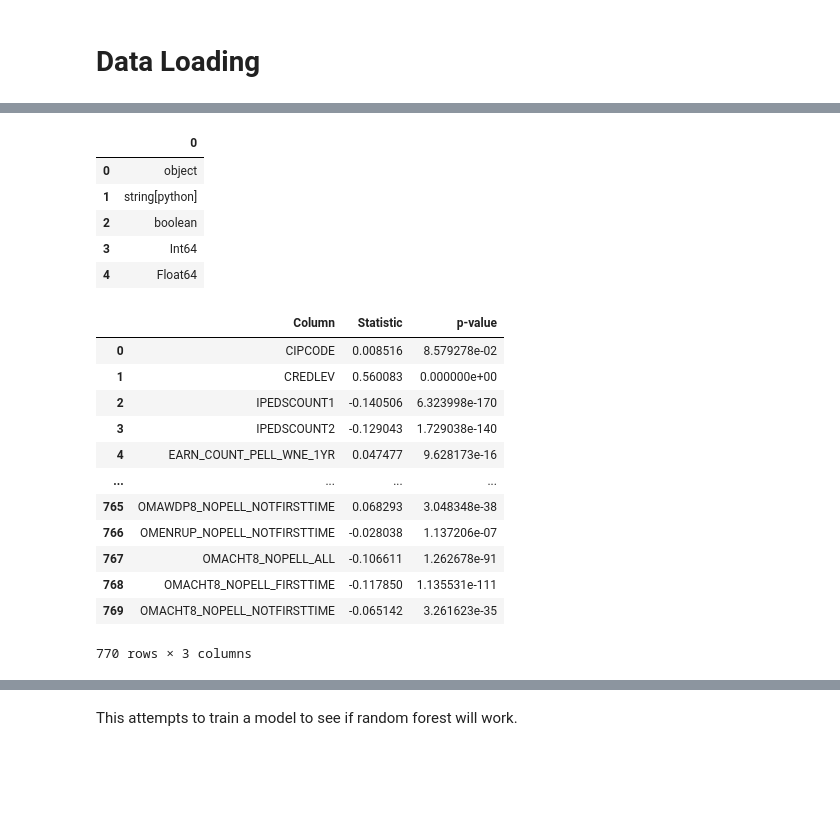
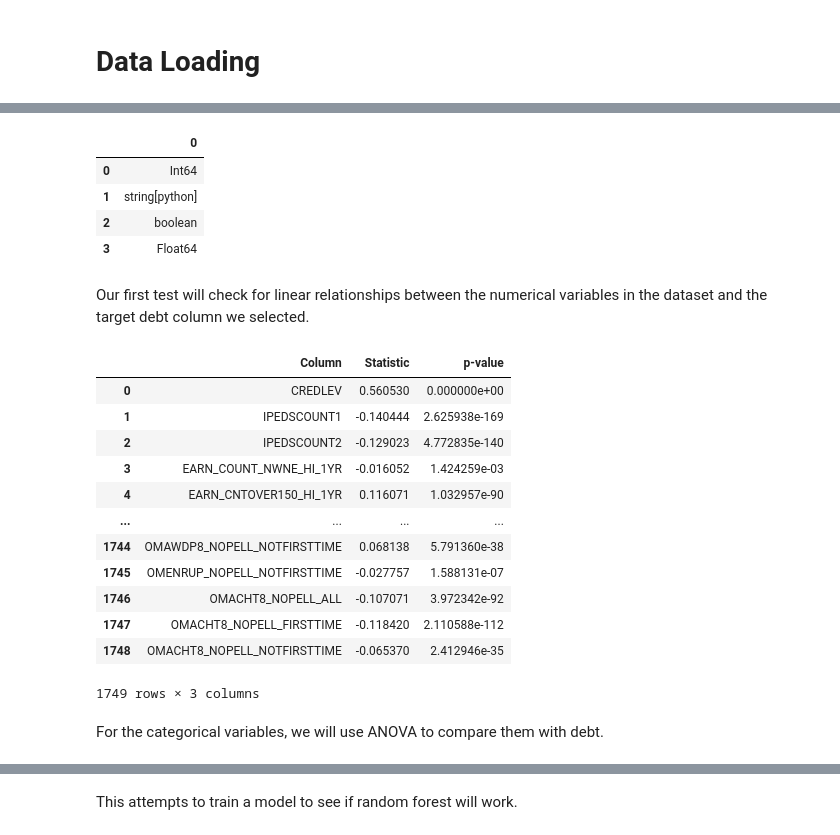
Before and after one commit to pmarshall7516/college-scorecard-analysis, a Jupyter notebook: main.ipynb, the cells around one changed output, grey strips where cells are left out. Saved outputs shown, nothing was run; the diff lists cells and outputs as text; code cells hidden in the pictures; blank space fills up the shorter version.

```diff
--- a/main.ipynb
+++ b/main.ipynb
@@ -75,9 +81,9 @@ college_scorecard_field_of_study.head(10)
 joined_college_scorecard = (
     college_scorecard_field_of_study.join(other=college_scorecard_institution, on="UNITID",
                                           how="left", lsuffix="_field_of_study",
-                                          rsuffix="_institution", validate="many_to_one").astype(
-        {"UNITID": "object", "OPEID6_field_of_study": "object", "OPEID6_institution": "object",
-         "OPEID": "object"}))
+                                          rsuffix="_institution", validate="many_to_one"))
+del college_scorecard_field_of_study
+del college_scorecard_institution
 joined_college_scorecard
 # %% [output]
 |  | UNITID | OPEID6_field_of_study | INSTNM_field_of_study | CONTROL_field_of_study | MAIN_field_of_study | ... |
@@ -191,0 +128,7 @@ Format: DEBT_[Disaggregation]_[Loan Type]_[Method]_[Metric]
+# %%
+if "msoe_data" not in globals():
+    msoe_data = joined_college_scorecard[
+        joined_college_scorecard["INSTNM_field_of_study"] == "Milwaukee School of Engineering"]
+joined_college_scorecard.drop(index=joined_college_scorecard[
+    joined_college_scorecard["INSTNM_field_of_study"] == "Milwaukee School of Engineering"].index, inplace=True)
+msoe_data
@@ -191,0 +156,12 @@ Format: DEBT_[Disaggregation]_[Loan Type]_[Method]_[Metric]
+# %%
+if "marquette_data" not in globals():
+    marquette_data = joined_college_scorecard[
+        joined_college_scorecard["INSTNM_field_of_study"] == "Marquette University"]
+joined_college_scorecard.drop(index=joined_college_scorecard[
+    joined_college_scorecard["INSTNM_field_of_study"] == "Marquette University"].index, inplace=True)
+# %%
+if "uwm_data" not in globals():
+    uwm_data = joined_college_scorecard[
+        joined_college_scorecard["INSTNM_field_of_study"] == "University of Wisconsin-Milwaukee"]
+joined_college_scorecard.drop(index=joined_college_scorecard[
+    joined_college_scorecard["INSTNM_field_of_study"] == "University of Wisconsin-Milwaukee"].index, inplace=True)
@@ -214,42 +210,46 @@ Search for potential linear relationships
 pd.DataFrame(joined_college_scorecard.dtypes.unique())
 # %% [output]
 |  | 0 |
-| 0 | object |
+| 0 | Int64 |
 | 1 | string[python] |
 | 2 | boolean |
-| 3 | Int64 |
-| 4 | Float64 |
+| 3 | Float64 |
+# %% [markdown]
+Our first test will check for linear relationships between the numerical variables in the dataset and the target debt column we selected.
 # %%
-numeric_variables = list(filter(lambda col: not "DEBT" in col,
+numeric_variables = list(filter(lambda col: not "DEBT" in col and not "BRR" in col and not "CDR" in col and not "LP" in col and not "OPEID" in col and not "UNITID" in col and not "LOAN" in col,
                                 joined_college_scorecard.select_dtypes(
                                     include=("Int64", "Float64")).columns))
 
 dat = {}
 
 for column in numeric_variables:
     nonna_subset = joined_college_scorecard[[column, "DEBT_ALL_STGP_ANY_MDN"]].dropna()
-    if len(nonna_subset >= 2):
+    if len(nonna_subset >= 2) and nonna_subset[column].nunique() > 1:
         res = stats.pearsonr(nonna_subset["DEBT_ALL_STGP_ANY_MDN"], nonna_subset[column])
-        dat[column] = {"R": res[0], "p-value": res[1]}
+        if res[1] < 0.05:
+            dat[column] = {"R": res[0], "p-value": res[1]}
 
 df = pd.DataFrame.from_dict(dat, orient='index')
 df.reset_index(inplace=True)
 df.rename(columns={'index': 'Column', 'R': 'Statistic'}, inplace=True)
 df
 # %% [output]
 |  | Column | Statistic | p-value |
-| 0 | CIPCODE | 0.008516 | 8.579278e-02 |
-| 1 | CREDLEV | 0.560083 | 0.000000e+00 |
-| 2 | IPEDSCOUNT1 | -0.140506 | 6.323998e-170 |
-| 3 | IPEDSCOUNT2 | -0.129043 | 1.729038e-140 |
-| 4 | EARN_COUNT_PELL_WNE_1YR | 0.047477 | 9.628173e-16 |
+| 0 | CREDLEV | 0.560530 | 0.000000e+00 |
+| 1 | IPEDSCOUNT1 | -0.140444 | 2.625938e-169 |
+| 2 | IPEDSCOUNT2 | -0.129023 | 4.772835e-140 |
+| 3 | EARN_COUNT_NWNE_HI_1YR | -0.016052 | 1.424259e-03 |
+| 4 | EARN_CNTOVER150_HI_1YR | 0.116071 | 1.032957e-90 |
 | ... | ... | ... | ... |
-| 765 | OMAWDP8_NOPELL_NOTFIRSTTIME | 0.068293 | 3.048348e-38 |
-| 766 | OMENRUP_NOPELL_NOTFIRSTTIME | -0.028038 | 1.137206e-07 |
-| 767 | OMACHT8_NOPELL_ALL | -0.106611 | 1.262678e-91 |
-| 768 | OMACHT8_NOPELL_FIRSTTIME | -0.117850 | 1.135531e-111 |
-| 769 | OMACHT8_NOPELL_NOTFIRSTTIME | -0.065142 | 3.261623e-35 |
+| 1744 | OMAWDP8_NOPELL_NOTFIRSTTIME | 0.068138 | 5.791360e-38 |
+| 1745 | OMENRUP_NOPELL_NOTFIRSTTIME | -0.027757 | 1.588131e-07 |
+| 1746 | OMACHT8_NOPELL_ALL | -0.107071 | 3.972342e-92 |
+| 1747 | OMACHT8_NOPELL_FIRSTTIME | -0.118420 | 2.110588e-112 |
+| 1748 | OMACHT8_NOPELL_NOTFIRSTTIME | -0.065370 | 2.412946e-35 |
-770 rows × 3 columns
+1749 rows × 3 columns
+# %% [markdown]
+For the categorical variables, we will use ANOVA to compare them with debt.
 # %%
 # Identify categorical variables
 categorical_vars = joined_college_scorecard.select_dtypes(include=['category', 'boolean']).columns
```
Also changed, not shown: parts of 46 cells of this notebook.
